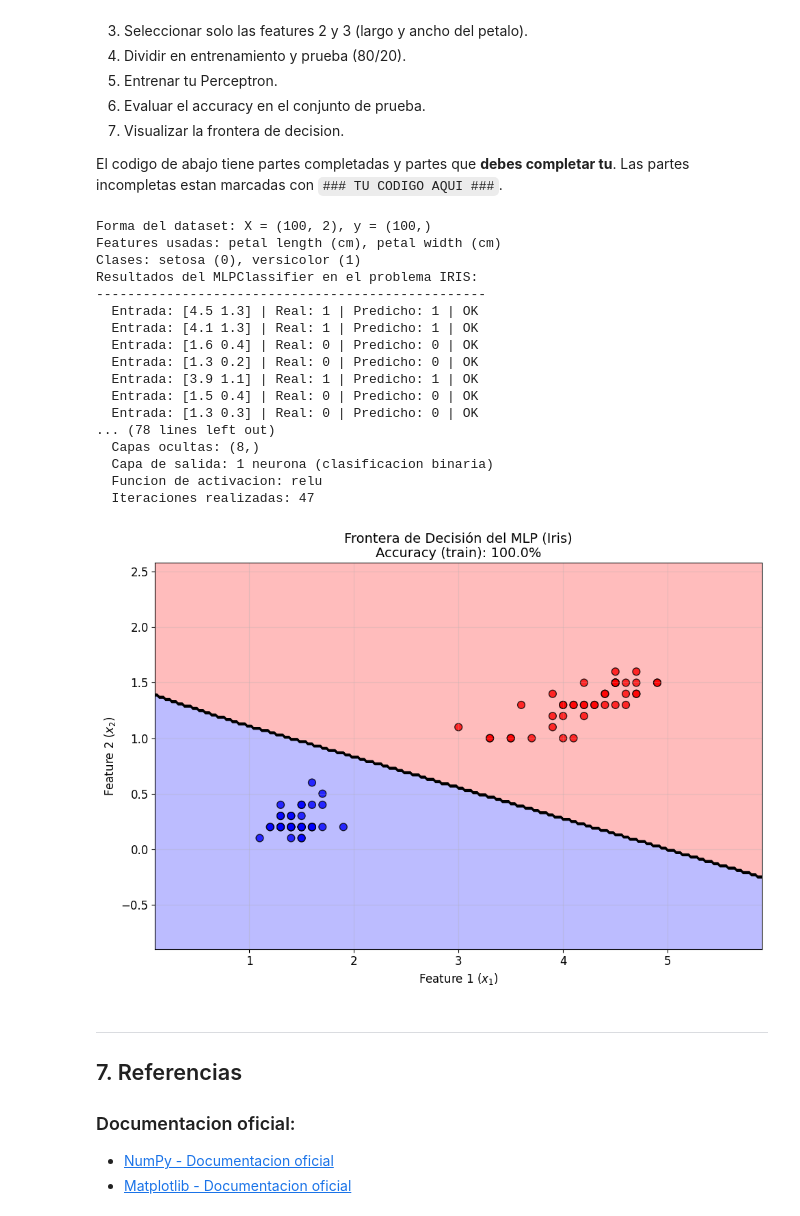
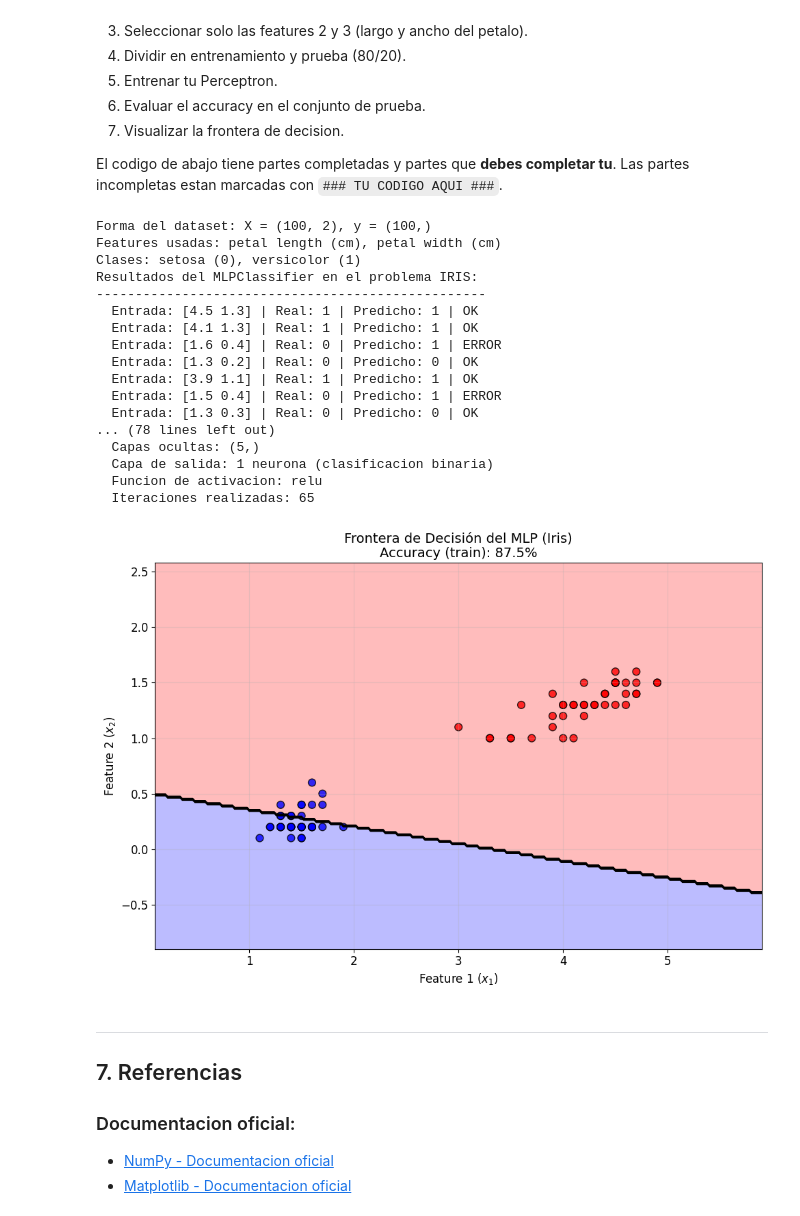
Before and after one commit to profejulianflorez/deep-learning-2-TdeA, a Jupyter notebook: guias/Guia_01_Fundamentos_DL_Perceptron.ipynb, the cells around one changed output. Saved outputs shown, nothing was run; the diff lists cells and outputs as text; code cells hidden in the pictures.

```diff
--- a/guias/Guia_01_Fundamentos_DL_Perceptron.ipynb
+++ b/guias/Guia_01_Fundamentos_DL_Perceptron.ipynb
@@ -1424,12 +1424,12 @@ X_train, X_test, y_train, y_test = train_test_split(X_iris, y_iris, test_size=0.
 # Crea una instancia de la clase Perceptron con los hiperparametros que consideres apropiados
 # Entrena con X_train y y_train
 mlp_iris = MLPClassifier(
-    hidden_layer_sizes=(8,),    # 1 capa oculta con 4 neuronas
+    hidden_layer_sizes=(5,),    # 1 capa oculta con 4 neuronas
     activation='relu',          # Funcion de activacion ReLU
     solver='adam',              # Optimizador Adam
-    max_iter=5000,              # Maximo de iteraciones
+    max_iter=65,              # Maximo de iteraciones
     random_state=42,            # Semilla para reproducibilidad
-    learning_rate_init=0.1     # Tasa de aprendizaje inicial
+    learning_rate_init=0.01     # Tasa de aprendizaje inicial
 )
 
 # Entrenar el MLP con los datos XOR
@@ -1455,38 +1455,38 @@ print(f"  Capa de entrada: {X_train.shape[1]} neuronas (una por feature)")
 print(f"  Capas ocultas: {mlp_iris.hidden_layer_sizes}")
 print(f"  Capa de salida: 1 neurona (clasificacion binaria)")
 print(f"  Funcion de activacion: {mlp_iris.activation}")
 print(f"  Iteraciones realizadas: {mlp_iris.n_iter_}\n")
 
 # Paso 7: Visualizar la frontera de decision
 # Usa la funcion plot_decision_boundary() que definimos arriba
 # Grafica usando X_train y y_train
 fig, ax = plt.subplots(figsize=(10, 7))
 plot_decision_boundary(
     X_train, y_train, mlp_iris,
     title=f'Frontera de Decisión del MLP (Iris)\nAccuracy (train): {acc_mlp_iris * 100:.1f}%',
     ax=ax
 )
 plt.tight_layout()
 plt.show()
 # %% [output]
 Forma del dataset: X = (100, 2), y = (100,)
 Features usadas: petal length (cm), petal width (cm)
 Clases: setosa (0), versicolor (1)
 Resultados del MLPClassifier en el problema IRIS:
 --------------------------------------------------
   Entrada: [4.5 1.3] | Real: 1 | Predicho: 1 | OK
   Entrada: [4.1 1.3] | Real: 1 | Predicho: 1 | OK
-  Entrada: [1.6 0.4] | Real: 0 | Predicho: 0 | OK
+  Entrada: [1.6 0.4] | Real: 0 | Predicho: 1 | ERROR
   Entrada: [1.3 0.2] | Real: 0 | Predicho: 0 | OK
   Entrada: [3.9 1.1] | Real: 1 | Predicho: 1 | OK
-  Entrada: [1.5 0.4] | Real: 0 | Predicho: 0 | OK
+  Entrada: [1.5 0.4] | Real: 0 | Predicho: 1 | ERROR
   Entrada: [1.3 0.3] | Real: 0 | Predicho: 0 | OK
 ... (78 lines left out)
-  Capas ocultas: (8,)
+  Capas ocultas: (5,)
   Capa de salida: 1 neurona (clasificacion binaria)
   Funcion de activacion: relu
-  Iteraciones realizadas: 47
+  Iteraciones realizadas: 65
-[figure, old version]
+[figure, new version]
 # %% [markdown]
 ---
 
```
